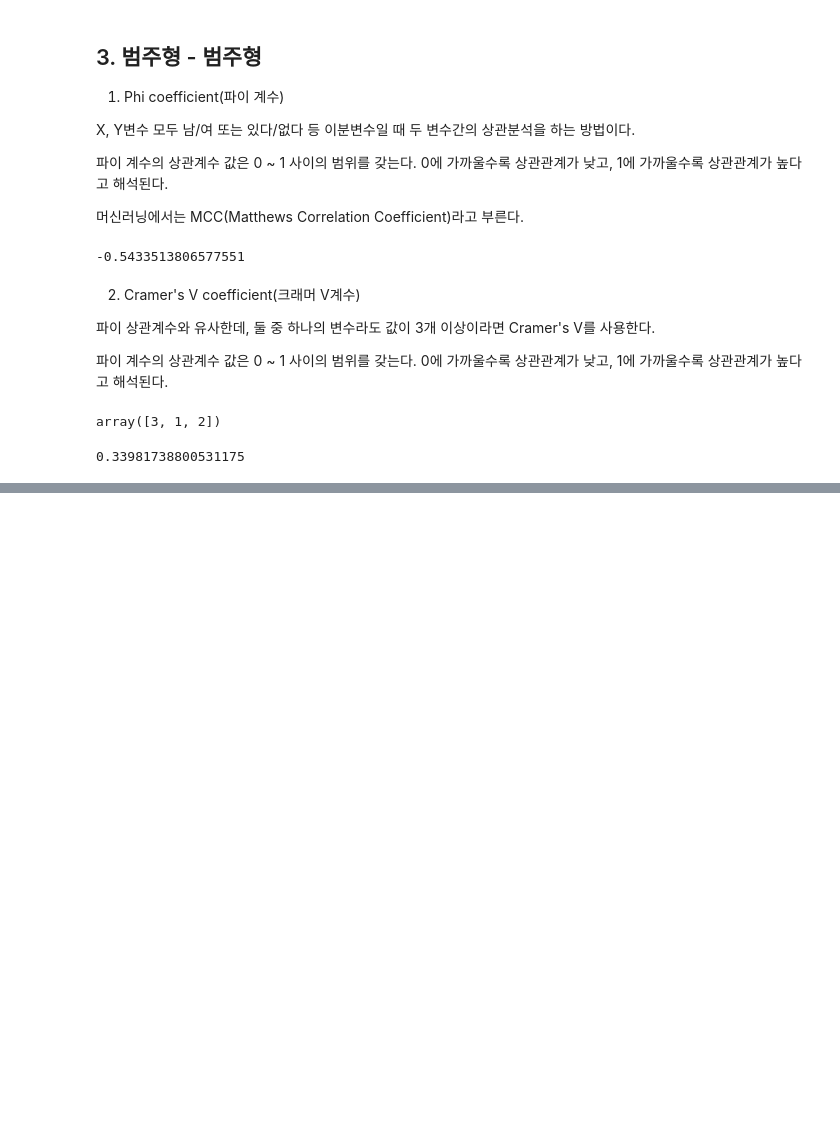
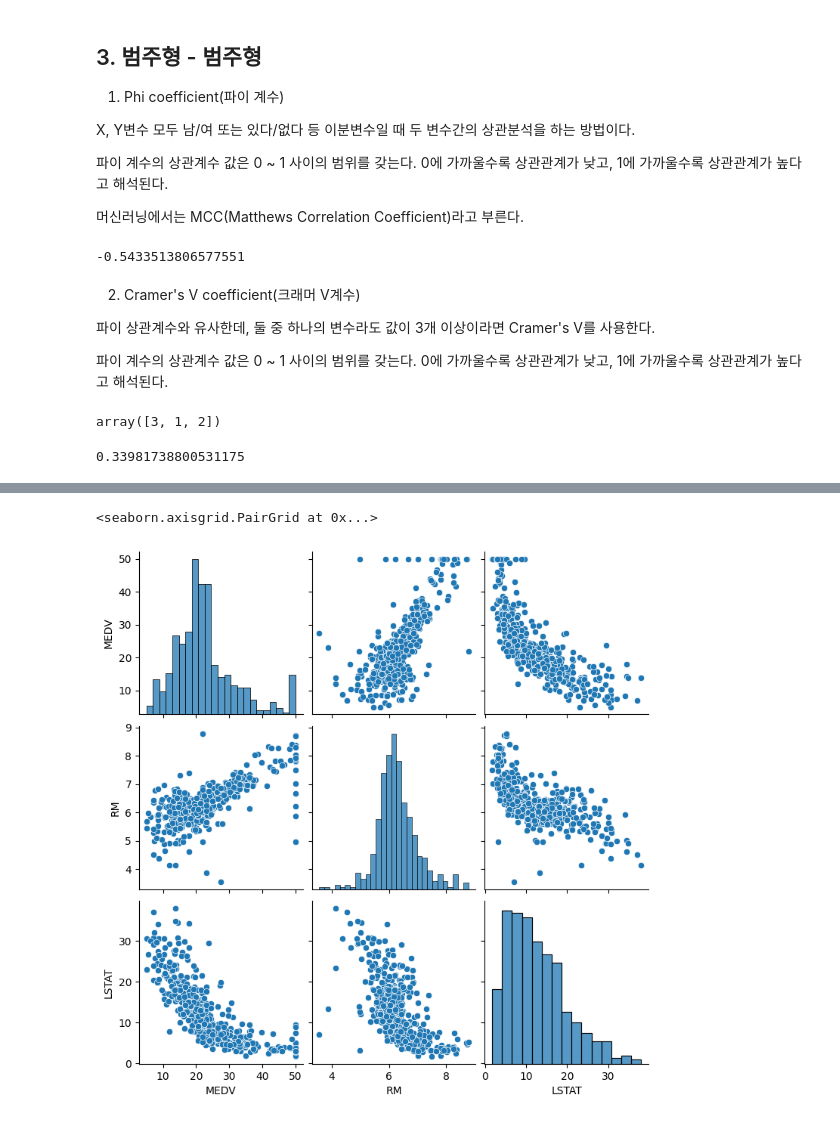
Before and after one commit to heyitsmialee/Learning-Logs, a Jupyter notebook: Correlation_Coefficients.ipynb, the cells around one changed output, grey strips where cells are left out. Drawn from its saved outputs; the diff is of its cells as text; code cells hidden in the pictures; blank space fills up the shorter version.

```diff
--- a/Correlation_Coefficients.ipynb
+++ b/Correlation_Coefficients.ipynb
@@ -292,0 +296,5 @@ cramers_V(df['Pclass'],df['Survived'])
+# %%
+from statsmodels.stats.outliers_influence import variance_inflation_factor
+
+data = pd.read_csv("https://raw.githubusercontent.com/signature95/tistory/main/dataset/boston.csv")
+data
@@ -292,0 +336,6 @@ cramers_V(df['Pclass'],df['Survived'])
+# %%
+# 간단한 산점도
+sns.pairplot(data[['MEDV', 'RM','LSTAT']])
+# %% [output]
+<seaborn.axisgrid.PairGrid at 0x...>
+[figure, added]
```
Also changed, not shown: parts of 18 cells of this notebook.
